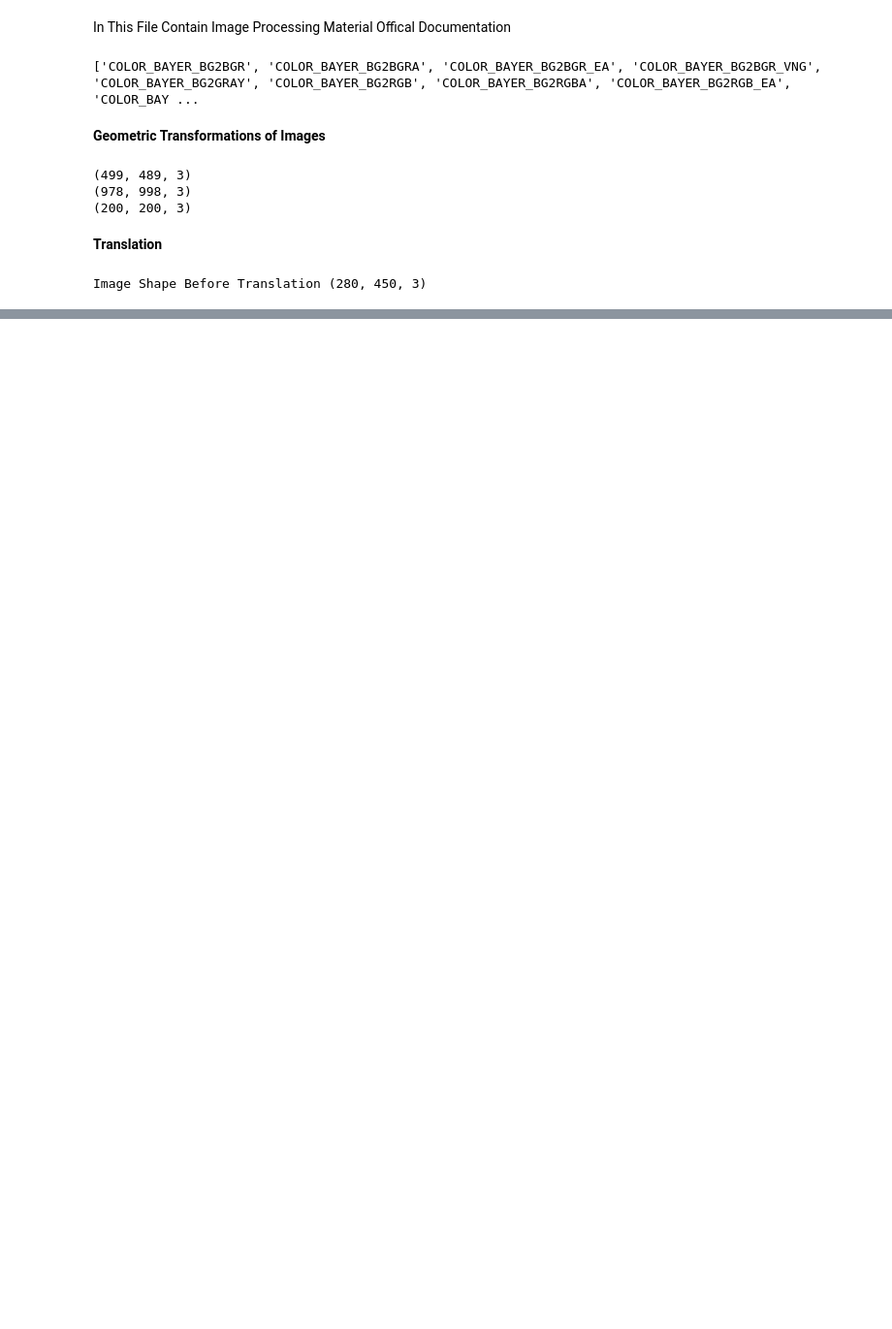
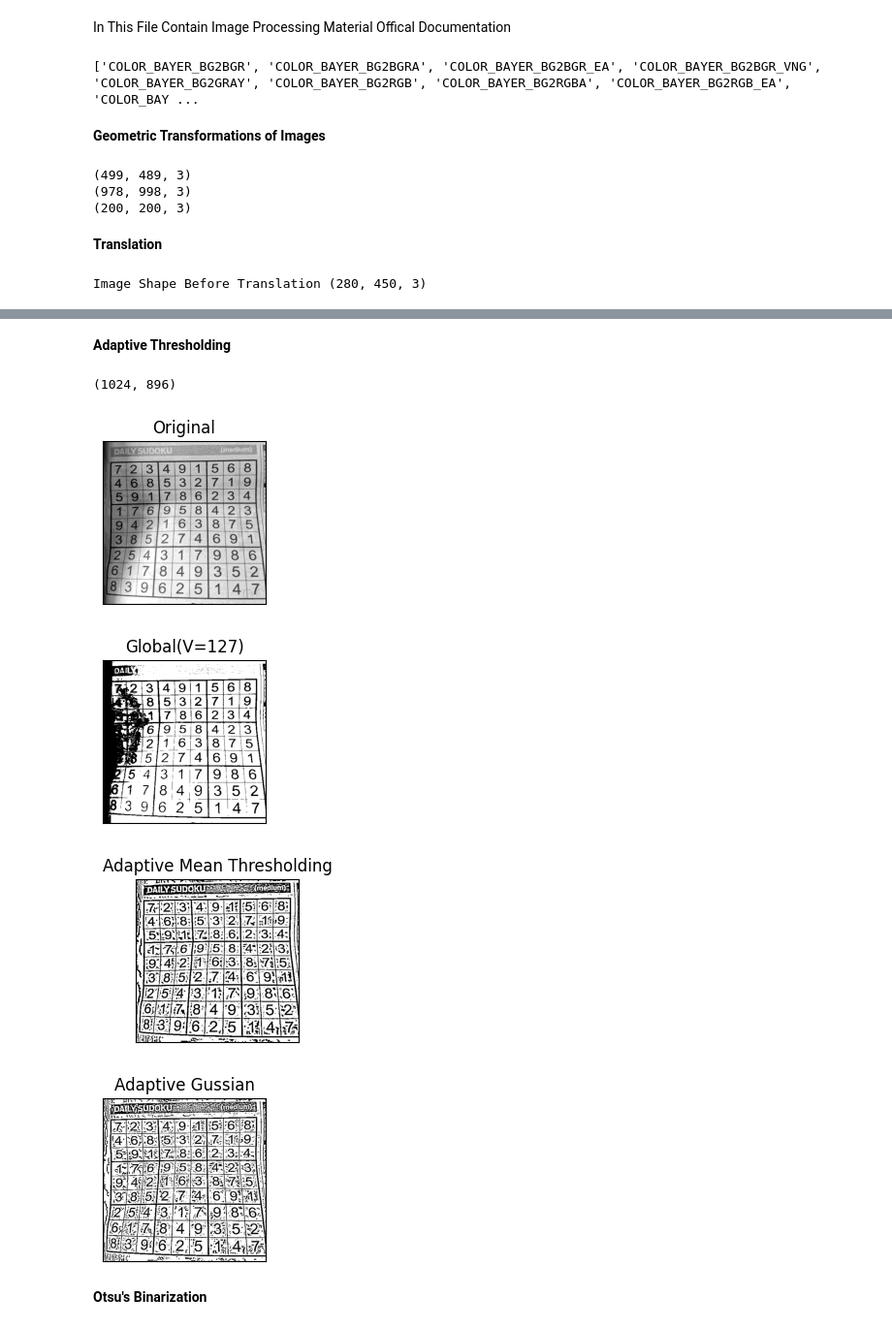
Before and after one commit to Dkalaskar/Practice_DSA_NLP_OpenCV_Opps, a Jupyter notebook: ComputerVision/opencv/image-processing.ipynb, the cells around one changed output, grey strips where cells are left out. Shown: that part at 97% size. Saved outputs shown, nothing was run; the diff lists cells and outputs as text; code cells hidden in the pictures; blank space fills up the shorter version.

```diff
--- a/ComputerVision/opencv/image-processing.ipynb
+++ b/ComputerVision/opencv/image-processing.ipynb
@@ -64,0 +135,33 @@ Image Shape Before Translation (280, 450, 3)
+# %% [markdown]
+**Adaptive Thresholding**
+# %%
+img = cv.imread('D:/PracticeAll/Images/suduko2.jpg',0)
+print(img.shape)
+img = cv.resize(img,(500,500))
+_, th1 = cv.threshold(img, 127,255, cv.THRESH_BINARY)
+th2 = cv.adaptiveThreshold(img,255,cv.ADAPTIVE_THRESH_MEAN_C, cv.THRESH_BINARY,11,2)
+th3 = cv.adaptiveThreshold(img,255,cv.ADAPTIVE_THRESH_GAUSSIAN_C,cv.THRESH_BINARY,11,2)
+
+titles = ['Original','Global(V=127)','Adaptive Mean Thresholding', 'Adaptive Gussian']
+images = [img,th1,th2,th3]
+
+for i in range (4):
+    plt.subplot(2,2,i+1),plt.imshow(images[i],'gray')
+    plt.title(titles[i])
+    plt.xticks([]),plt.yticks([])
+    plt.show()
+
+
+# cv.imshow("Image",img)
+# cv.imshow("Threshhold", th1)
+# cv.imshow("Image2",th2)
+# cv.waitKey(0)
+# cv.destroyAllWindows()
+# %% [output]
+(1024, 896)
+[figure, added]
+[figure, added]
+[figure, added]
+[figure, added]
+# %% [markdown]
+**Otsu's Binarization**
```
Also changed, not shown: parts of 6 cells of this notebook.
